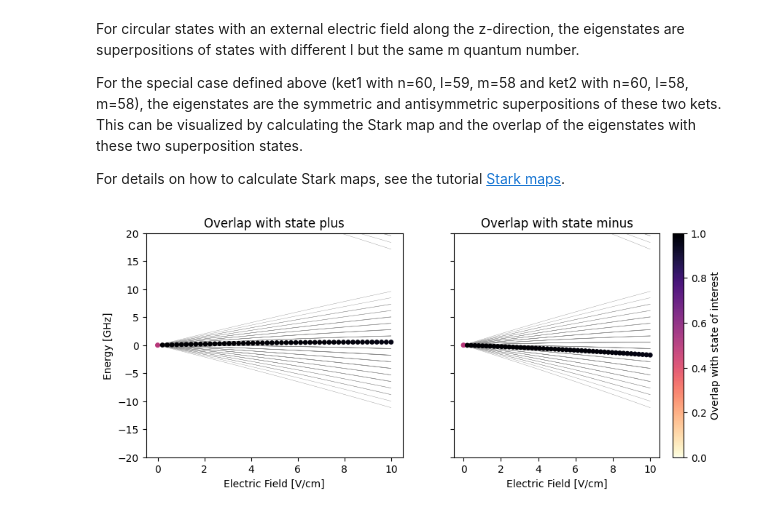
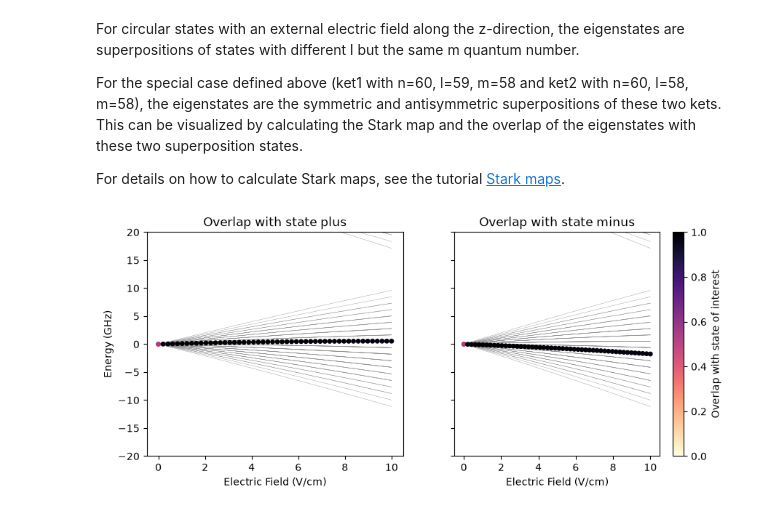
Before and after one commit to johannes-moegerle/pairinteraction, a Jupyter notebook: docs/tutorials/examples_python/state_atom_object.ipynb, the cells around one changed output. Drawn from its saved outputs; the diff is of its cells as text; code cells hidden in the pictures.

```diff
--- a/docs/tutorials/examples_python/state_atom_object.ipynb
+++ b/docs/tutorials/examples_python/state_atom_object.ipynb
@@ -117,33 +117,33 @@ for i, ax in enumerate(axs):
     else:
         for x, es in zip(electric_fields, eigenenergies, strict=True):
             ax.plot([x] * len(es), es, c="0.5", ls="None", marker=".", zorder=-10)
 
     if i == 0:
         ax.set_title("Overlap with state plus")
         overlaps_flattened = np.hstack(overlaps_plus)
     else:
         ax.set_title("Overlap with state minus")
         overlaps_flattened = np.hstack(overlaps_minus)
 
     sorter = np.argsort(overlaps_flattened)
 
     scat = ax.scatter(
         x_repeated[sorter],
         energies_flattened[sorter],
         c=overlaps_flattened[sorter],
         s=15,
         vmin=0,
         vmax=1,
         cmap=alphamagma,
     )
 
 fig.colorbar(scat, ax=axs[1], label="Overlap with state of interest")
 
 for ax in axs:
-    ax.set_xlabel("Electric Field [V/cm]")
+    ax.set_xlabel("Electric Field (V/cm)")
     ax.set_ylim(-20, 20)
-axs[0].set_ylabel("Energy [GHz]")
+axs[0].set_ylabel("Energy (GHz)")
 
 plt.show()
 # %% [output]
-[figure, old version]
+[figure, new version]
```
Also changed, not shown: parts of 2 cells of this notebook, 15 other files.
